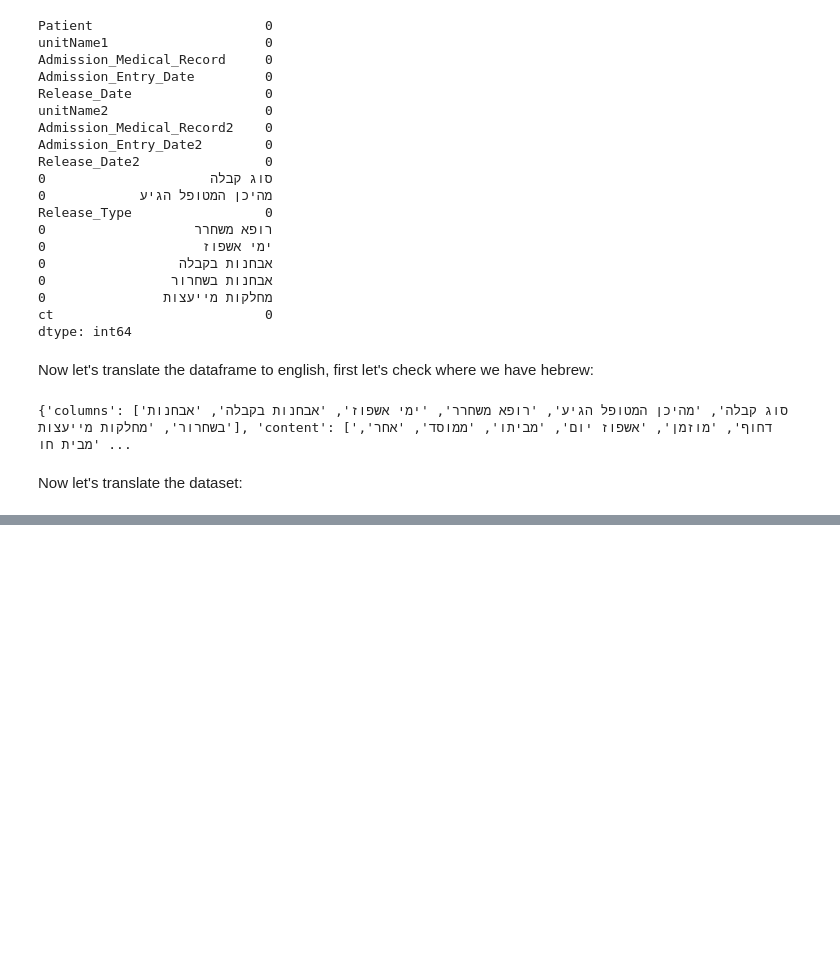
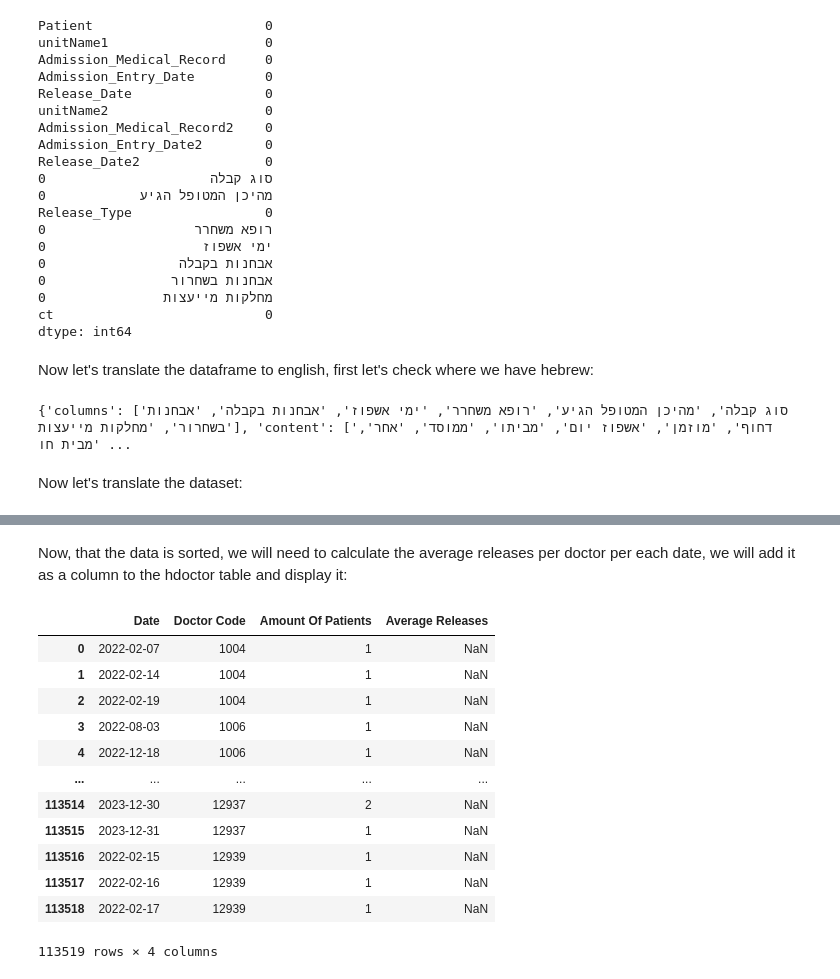
Before and after one commit to RyanWri/data-science2-lab-final-project, a Jupyter notebook: src/team_11/team11_results.ipynb, the cells around one changed output, grey strips where cells are left out. Cells and saved outputs as stored; diff of their text form; code cells hidden in the pictures; blank space fills up the shorter version.

Commit message:
started by trying to create the average column

```diff
--- a/src/team_11/team11_results.ipynb
+++ b/src/team_11/team11_results.ipynb
@@ -135,0 +143,3 @@ hospitalization_df_clean_translated.to_excel(r'task7/hospitalization2_translated
+# %%
+hdoctor_df = pd.read_excel(dataset_path,sheet_name='hDoctor')
+hdoctor_df.head()
@@ -135,0 +162,3 @@ hospitalization_df_clean_translated.to_excel(r'task7/hospitalization2_translated
+# %%
+hdoctor_df_translated = translate_dataframe(hdoctor_df,translation_dict=Task13.TRANSLATOR)
+hdoctor_df_translated.head()
@@ -135,0 +187,3 @@ hospitalization_df_clean_translated.to_excel(r'task7/hospitalization2_translated
+# %%
+hdoctor_df_translated_sorted = Task13.sort_duplicates_first(df= hdoctor_df_translated, duplicate_column='Doctor Code', sort_column='Date')
+display(hdoctor_df_translated_sorted)
@@ -135,0 +204,26 @@ hospitalization_df_clean_translated.to_excel(r'task7/hospitalization2_translated
+# %% [markdown]
+Now, that the data is sorted, we will need to calculate the average releases per doctor per each date, we will add it as a column to the hdoctor table and display it:
+# %%
+hdoctor_df_translated_sorted_and_with_average = Task13.calculate_average_releases(
+    hdoctor_df=hdoctor_df_translated_sorted,
+    hospitalization_df=hospitalization_df_clean_translated,
+    doctor_code_col='Doctor Code',
+    date_col='Date',
+    release_date_cols=['Release_Date', 'Release_Date2'],
+    discharge_doctor_col='Discharging Doctor'
+)
+display(hdoctor_df_translated_sorted_and_with_average)
+# %% [output]
+|  | Date | Doctor Code | Amount Of Patients | Average Releases |
+| 0 | 2022-02-07 | 1004 | 1 | NaN |
+| 1 | 2022-02-14 | 1004 | 1 | NaN |
+| 2 | 2022-02-19 | 1004 | 1 | NaN |
+| 3 | 2022-08-03 | 1006 | 1 | NaN |
+| 4 | 2022-12-18 | 1006 | 1 | NaN |
+| ... | ... | ... | ... | ... |
+| 113514 | 2023-12-30 | 12937 | 2 | NaN |
+| 113515 | 2023-12-31 | 12937 | 1 | NaN |
+| 113516 | 2022-02-15 | 12939 | 1 | NaN |
+| 113517 | 2022-02-16 | 12939 | 1 | NaN |
+| 113518 | 2022-02-17 | 12939 | 1 | NaN |
+113519 rows × 4 columns
```
Also changed, not shown: parts of 14 cells of this notebook, 4 other files.
